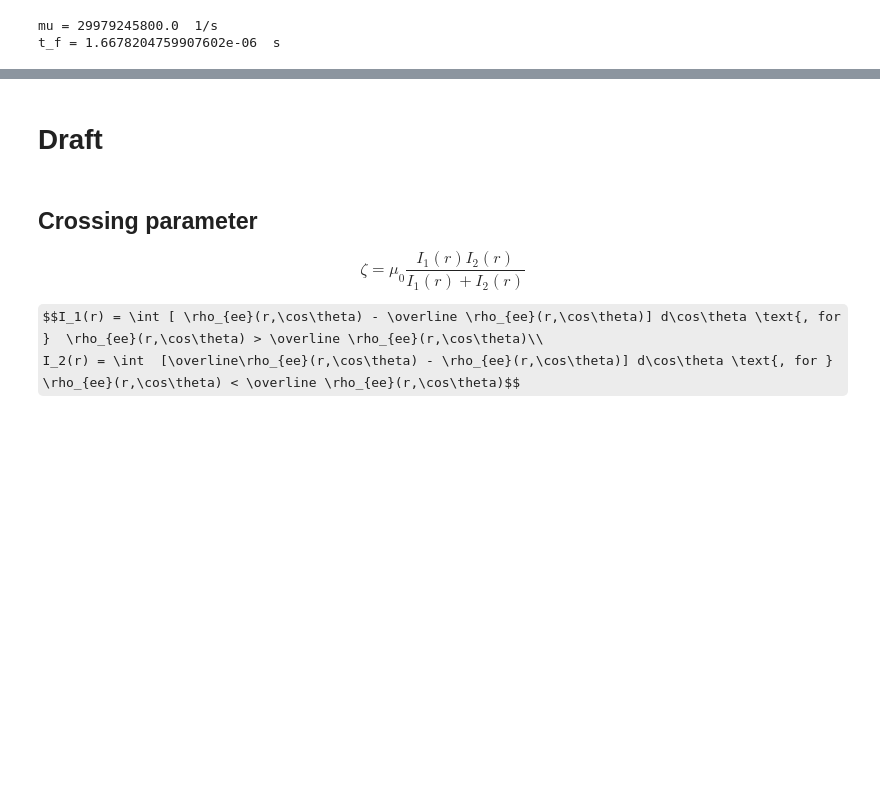
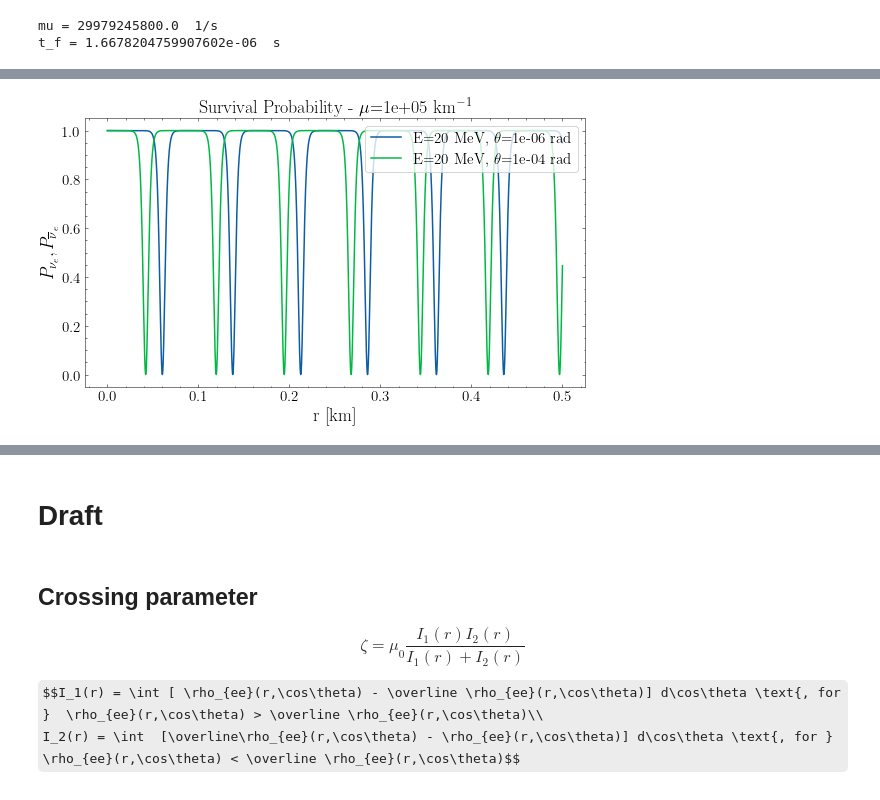
Before and after one commit to pedrodedin/Neutrino-Collective-Effects, a Jupyter notebook: Developing/Fast_Oscillations_Improving.ipynb, the cells around one changed output, grey strips where cells are left out. Saved outputs shown, nothing was run; the diff lists cells and outputs as text; code cells hidden in the pictures; some formulas as TeX source; blank space fills up the shorter version.

```diff
--- a/Developing/Fast_Oscillations_Improving.ipynb
+++ b/Developing/Fast_Oscillations_Improving.ipynb
@@ -897,0 +974,32 @@ plt.legend()
+# %%
+P=[0,0,1,0,0,1]
+theta_V=10**-6 #rad
+omega=delta_m2_31/(2*E*10**6)
+omega_max=delta_m2_31/(2*10**6)
+mu_opt ="const"
+mu_0=10**5 #km⁻¹
+mu_s=mu_0*10**(-3)*c_const #1/s
+mu_0=mu_0/from_eV_to_1_over_km #eV
+
+t_i,t_f=0,50000/mu_s #s
+r_i,r_f=t_i,t_f*c_const*10**-3 #km
+# %%
+scenarios=[[20,theta_V],[20,theta_V*100]]
+P_nu,r=[],[]
+for E, theta in scenarios:
+    start_time = time.time()
+    P_nu_aux,P_nubar_aux,H_vac_aux,H_nue_aux,r_aux=solver_Isotropic_Monoenergetic(P,E,r_i,r_f,"IH",mu_opt,mu_0,theta=theta)
+    P_nu.append(P_nu_aux)
+    r.append(r_aux)
+    print("IH took %s minutes" % ((time.time() - start_time)/60))
+
+fig = plt.figure(1, figsize=(8,5))
+for i in range(len(scenarios)):
+    plt.plot(r[i], 1/2*(1+P_nu[i][2]/P_nu[i][2][0]),label=r"E=%.0f MeV, $\theta$=%.0e rad"%(scenarios[i][0],scenarios[i][1]))
+plt.ylabel(r'$P_{\nu_e},P_{\overline{\nu}_e}$')
+plt.title(r'Survival Probability - $\mu$=%1.e km$^{-1}$'%(mu_0*from_eV_to_1_over_km))
+plt.xlabel('r [km]')
+plt.legend(loc='upper right')
+plt.tight_layout()
+plt.show()
+# %% [output]
@@ -897,0 +1008 @@ plt.legend()
+[figure, added]
```
Also changed, not shown: parts of 50 cells of this notebook, 1 other file.
